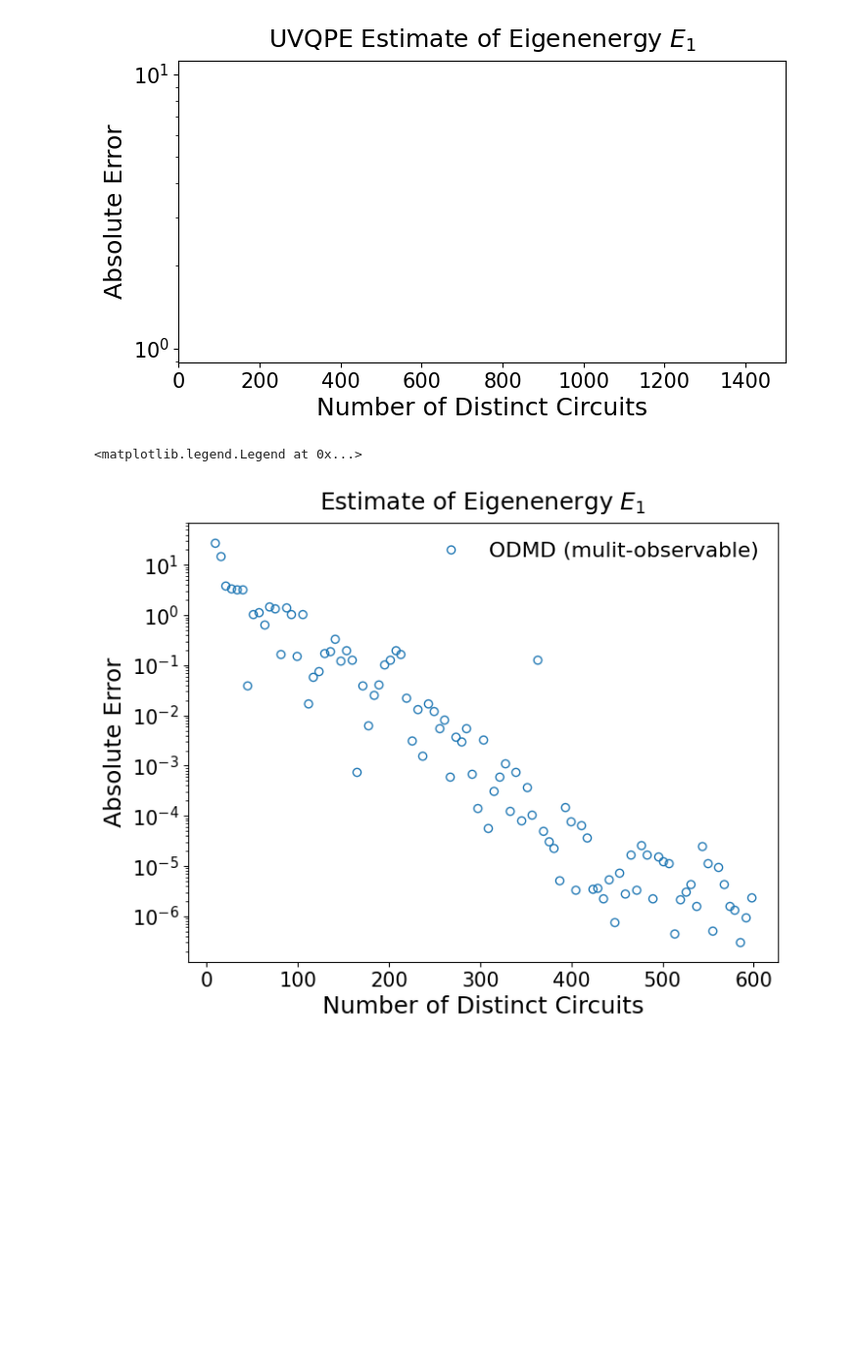
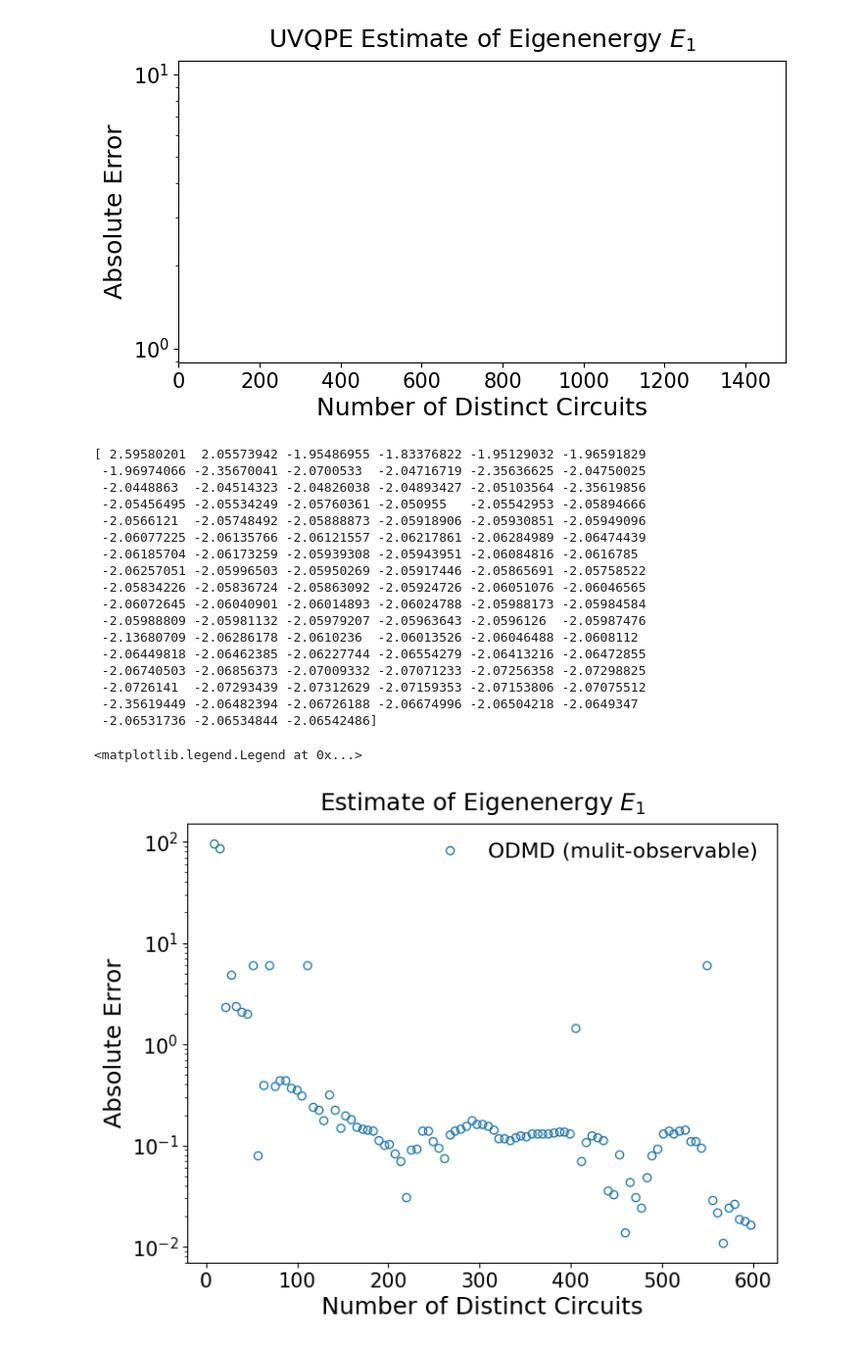
Before and after one commit to Quantum-Linear-Algebra/ODMD, a Jupyter notebook: ROEL_ODMD.ipynb, the cells around one changed output. Shown at 98% size. Drawn from its saved outputs; the diff is of its cells as text; code cells hidden in the pictures; blank space fills up the shorter version.

```diff
--- a/ROEL_ODMD.ipynb
+++ b/ROEL_ODMD.ipynb
@@ -376,7 +376,7 @@ eps = 1E-6
 # g: transverse field
 # up_Zbasis: |++...+>
 # down_Zbasis: |--...->
-N_TFIM, h, g = 12, 0, 1
+N_TFIM, h, g = 12, 0, 4
 up_Zbasis = ft.reduce(np.kron, [Hd @ np.array([1, 0]) for i in range(N_TFIM)])
 down_Zbasis = ft.reduce(np.kron, [Hd @ np.array([0, 1]) for i in range(N_TFIM)])
 
@@ -437,4 +437,6 @@ Emodmd_plot = np.zeros((len(tgrid_plot), R))
 for _ in range(len(tgrid_plot)):
     t_plot = tgrid_plot[_]
     for r in range(R):
-        Emodmd_plot[_,r] = MODMD(data_TFIM[:,:t_plot], dt, tol, eigid)
+        temp = MODMD(data_TFIM[:,:t_plot], dt, tol, eigid)
+        Emodmd_plot[_,r] = temp
+        print(temp)
@@ -441,12 +461,12 @@ for _ in range(len(tgrid_plot)):
 # %% [markdown]
 ## Multi-reference UVQPE results
 # %%
-# ====== Compute multi-reference UVQPE energy estimates ======
-# psiB_TFIM: 2d array of reference states
-psiB_TFIM = np.column_stack((psi_TFIM, psi2_TFIM, psi3_TFIM))
-tolvals = tol*np.array([1E-1, 1, 1E+1])
-Euvqpe_plot = np.zeros((len(tgrid_plot), len(tolvals), R))
+# # ====== Compute multi-reference UVQPE energy estimates ======
+# # psiB_TFIM: 2d array of reference states
+# psiB_TFIM = np.column_stack((psi_TFIM, psi2_TFIM, psi3_TFIM))
+# tolvals = tol*np.array([1E-1, 1, 1E+1])
+# Euvqpe_plot = np.zeros((len(tgrid_plot), len(tolvals), R))
 
-for r in range(R):
-    for _ in range(len(tolvals)):
-        Euvqpe_plot[:,_,r] = UVQPE(psiB_TFIM, time_grid, tgrid_plot, Es_TFIM, eps, tolvals[_], eigid)
+# for r in range(R):
+#     for _ in range(len(tolvals)):
+#         Euvqpe_plot[:,_,r] = UVQPE(psiB_TFIM, time_grid, tgrid_plot, Es_TFIM, eps, tolvals[_], eigid)
@@ -476,21 +494,39 @@ ax.legend(loc='best', edgecolor='none', facecolor='none', fontsize=15)
 # %%
 # ====== Plot multi-observable ODMD vs multi-reference UVQPE energy estimates ======
 
 # duvqpe = psiB_TFIM.shape[1]*psiB_TFIM.shape[1]*2
 Emodmd = np.mean(Emodmd_plot, axis=1)
-Euvqpe = np.mean(Euvqpe_plot, axis=2)
+print(Emodmd)
+# Euvqpe = np.mean(Euvqpe_plot, axis=2)
 
 fig, ax = plt.subplots(1, 1, figsize=(8, 6))
 ax.plot(tgrid_plot*len(data_TFIM), alp_TFIM*np.abs(Emodmd - Es_TFIM[eigid]),
         'o', mfc='none', label=r'ODMD (mulit-observable)')
 # ax.plot(tgrid_plot*duvqpe, alp_TFIM*np.abs(Euvqpe[:,2] - Es_TFIM[eigid]),
 #         'o', mfc='none', label=r'UVQPE (mulit-reference)')
 
 ax.set_yscale('log')
 ax.set_ylabel(r'Absolute Error', fontsize=18), ax.set_xlabel(r'Number of Distinct Circuits', fontsize=18)
 ax.set_title(r'Estimate of Eigenenergy $E_{%g}$' % eigid, fontsize=18, pad=10)
 ax.tick_params(axis='both', which='major', labelsize=15)
 ax.legend(loc='best', edgecolor='none', facecolor='none', fontsize=16)
 # %% [output]
-<matplotlib.legend.Legend at 0x...>
+[ 2.59580201  2.05573942 -1.95486955 -1.83376822 -1.95129032 -1.96591829
+ -1.96974066 -2.35670041 -2.0700533  -2.04716719 -2.35636625 -2.04750025
+ -2.0448863  -2.04514323 -2.04826038 -2.04893427 -2.05103564 -2.35619856
+ -2.05456495 -2.05534249 -2.05760361 -2.050955   -2.05542953 -2.05894666
+ -2.0566121  -2.05748492 -2.05888873 -2.05918906 -2.05930851 -2.05949096
+ -2.06077225 -2.06135766 -2.06121557 -2.06217861 -2.06284989 -2.06474439
+ -2.06185704 -2.06173259 -2.05939308 -2.05943951 -2.06084816 -2.0616785
+ -2.06257051 -2.05996503 -2.05950269 -2.05917446 -2.05865691 -2.05758522
+ -2.05834226 -2.05836724 -2.05863092 -2.05924726 -2.06051076 -2.06046565
+ -2.06072645 -2.06040901 -2.06014893 -2.06024788 -2.05988173 -2.05984584
+ -2.05988809 -2.05981132 -2.05979207 -2.05963643 -2.0596126  -2.05987476
+ -2.13680709 -2.06286178 -2.0610236  -2.06013526 -2.06046488 -2.0608112
+ -2.06449818 -2.06462385 -2.06227744 -2.06554279 -2.06413216 -2.06472855
+ -2.06740503 -2.06856373 -2.07009332 -2.07071233 -2.07256358 -2.07298825
+ -2.0726141  -2.07293439 -2.07312629 -2.07159353 -2.07153806 -2.07075512
+ -2.35619449 -2.06482394 -2.06726188 -2.06674996 -2.06504218 -2.0649347
+ -2.06531736 -2.06534844 -2.06542486]
+<matplotlib.legend.Legend at 0x...>
-[figure, old version]
+[figure, new version]
```
Also changed, not shown: parts of 3 cells of this notebook, 4 other files.
